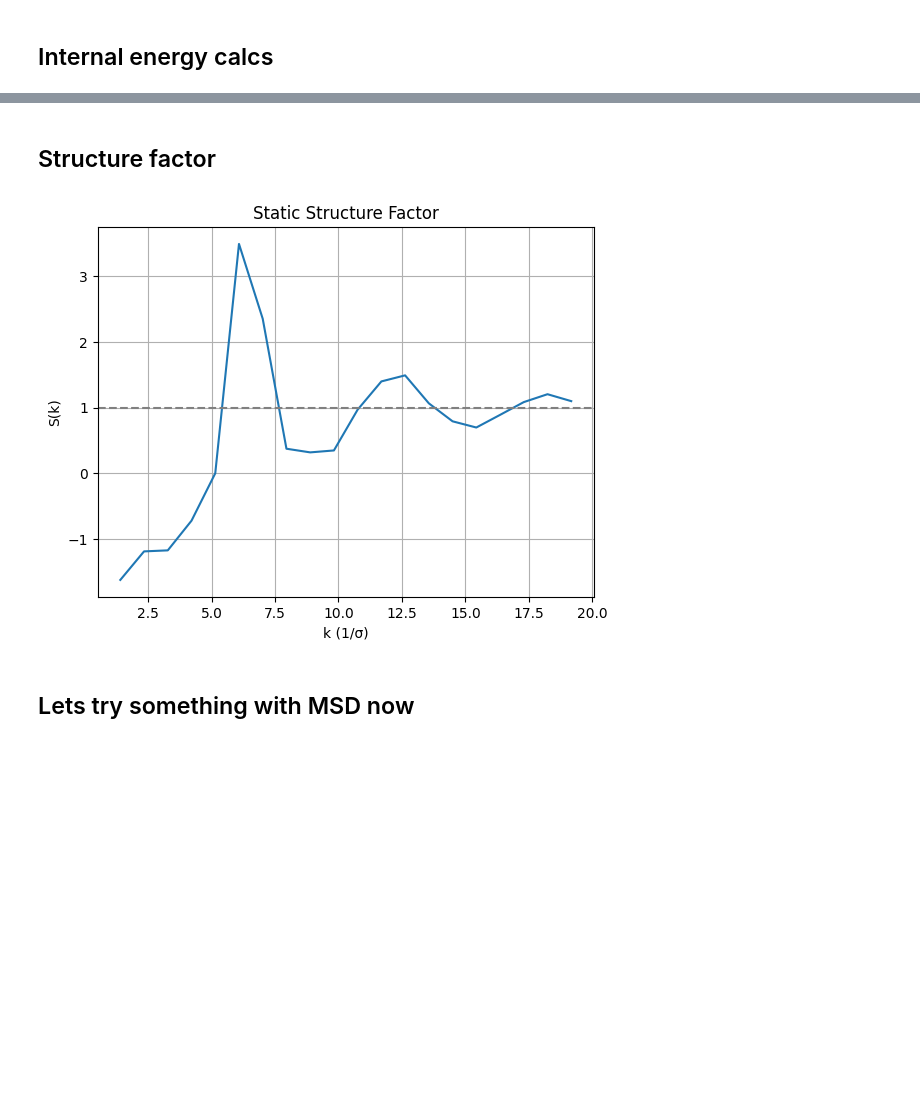
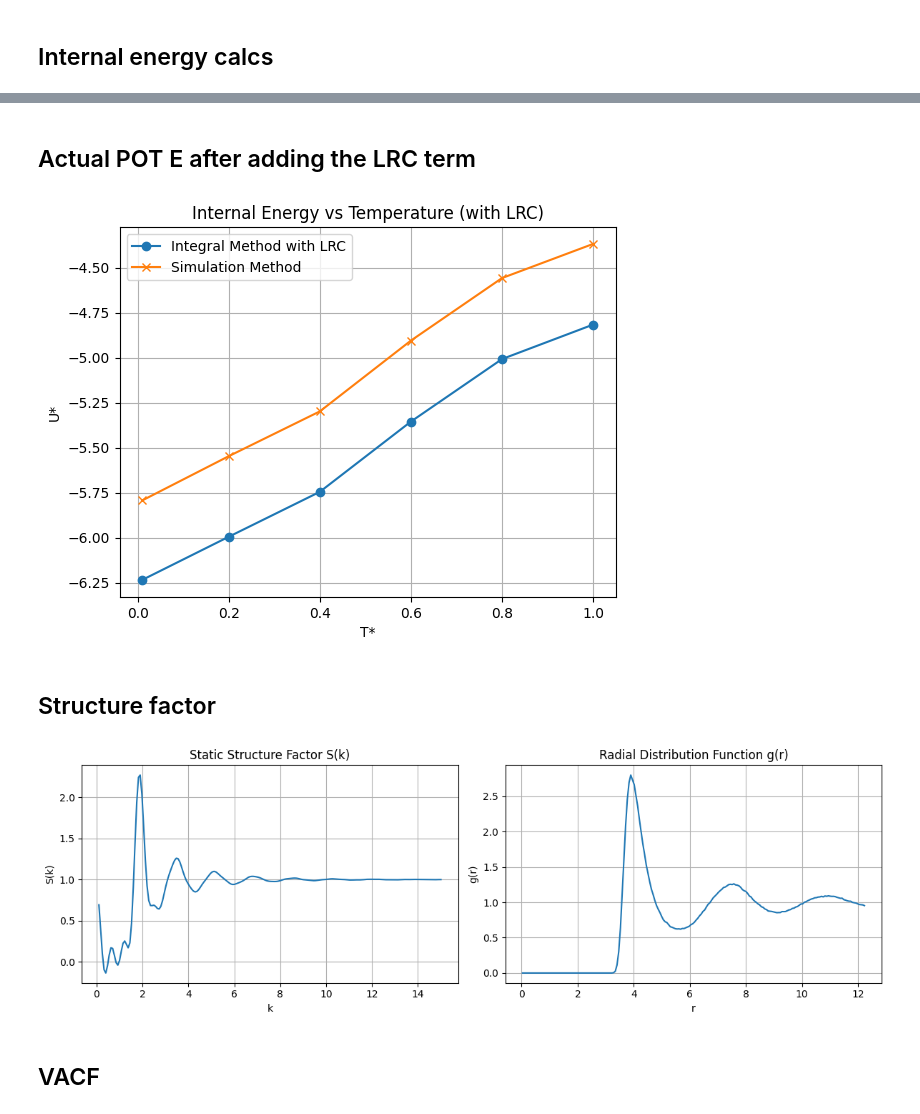
Before and after one commit to Tanish-Verma/md_Engine, a Jupyter notebook: analysis.ipynb, the cells around one changed output, grey strips where cells are left out. Saved outputs shown, nothing was run; the diff lists cells and outputs as text; code cells hidden in the pictures; blank space fills up the shorter version.

```diff
--- a/analysis.ipynb
+++ b/analysis.ipynb
@@ -9,9 +9,10 @@ import scipy as sp
 # %%
 # default configuration for the simulation
 
-sim = MDSimulation(SimulationConfig())
+sim = MDSimulation.load_yaml("simulation_config.yaml")
+
 if __name__ == "__main__":
-    result = sim.run(run_diag=False,plot_msd=False,plot_rdf=False)
+    result = sim.run(output_dir=None,run_diag=False,plot_msd=False,plot_rdf=False,to_save=False)
 # %% [output]
 System: N = 256 atoms, L = 6.7184 σ
 ε/k_B = 162.5467 K   (ε = 1.4000e-02 eV,  k_B = 1.380649e-23 J/K)
@@ -108,28 +121,54 @@ plt.show()
+# %% [markdown]
+## Actual POT E after adding the LRC term
+# %%
+U_star_integral_LRC = []
+for i in range(len(result)):
+    g_r = result[i].g_avg
+    r = result[i].r_centers
+    U_star_integral_LRC.append(get_internal_energy(g_r, r, rho_star, sim, LRC=True))
+
+plt.plot(T_stars, U_star_integral_LRC, marker='o', label='Integral Method with LRC')
+plt.plot(T_stars, U_star_simulation, marker='x', label='Simulation Method')
+plt.xlabel('T*')
+plt.ylabel('U*')
+plt.title('Internal Energy vs Temperature (with LRC)')
+plt.legend()
+plt.grid()
+plt.show()
+# %% [output]
+[figure, added]
 # %% [markdown]
 ## Structure factor
 # %%
-dr = r[1] - r[0]
-N  = len(r)
-rho_star = SimulationConfig.rho_star
+g_r = result[-1].g_avg
+r = result[-1].r_centers * SimulationConfig.sigma
+rho = SimulationConfig.rho_star / SimulationConfig.sigma**3
 
-# IDK this
-def get_structure_factor(dr, N, rho_star):
-    sine_transform = sp.fft.dst(r * (g_r - 1), type=2) * dr
-    k_values = np.pi * (np.arange(N) + 0.5) / (N * dr)
-    S_k = 1 + 4 * np.pi * rho_star * sine_transform / k_values
-    return k_values,S_k
+def get_structure_factor(g_r, r, rho):
+    k = np.linspace(0.1, 15, 200)
+    S_k = []
+    for k_val in k:
+        integrand = (g_r - 1) * r**2 * np.sinc(k_val * r / np.pi)
+        S_k.append(1 + 4 * np.pi * rho * sp.integrate.simpson(integrand, x=r))
+    return k,S_k
 
-k_values, S_k = get_structure_factor(dr, N, rho_star)
+k, S_k = get_structure_factor(g_r, r, rho)
 
-mask = (k_values >= 0.5) & (k_values <= 20.0)
-plt.plot(k_values[mask], S_k[mask])
-plt.xlabel("k (1/σ)")
-plt.ylabel("S(k)")
-plt.title("Static Structure Factor")
-plt.axhline(1.0, color='gray', linestyle='--')
-plt.grid()
+fig,axs = plt.subplots(1,2, figsize=(12, 4))
+axs[0].plot(k, S_k)
+axs[0].set_xlabel('k')
+axs[0].set_ylabel('S(k)')
+axs[0].set_title('Static Structure Factor S(k)')
+axs[0].grid()
+
+axs[1].plot(r, g_r)
+axs[1].set_xlabel('r')
+axs[1].set_ylabel('g(r)')
+axs[1].set_title('Radial Distribution Function g(r)')
+axs[1].grid()
+plt.tight_layout()
 plt.show()
 # %% [output]
-[figure, old version]
+[figure, new version]
-# %% [markdown]
-## Lets try something with MSD now
+# %% [markdown]
+## VACF
```
Also changed, not shown: parts of 7 cells of this notebook, 4 other files.
